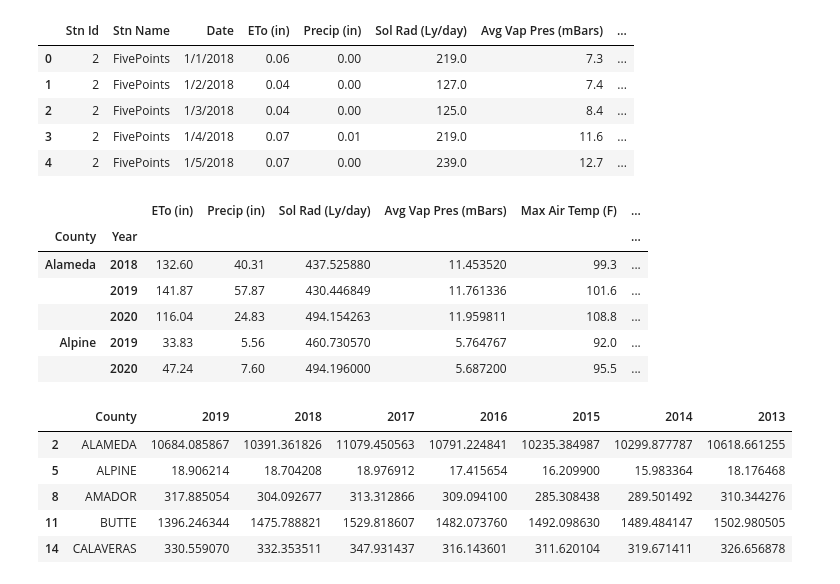
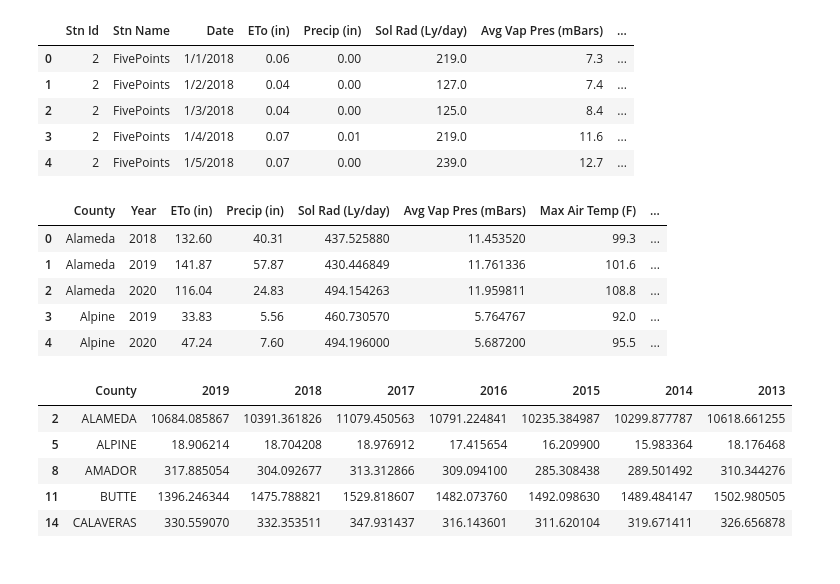
Before and after one commit to erinrkahn/final_project, a Jupyter notebook: Data Preprocessing.ipynb, the cells around one changed output. Saved outputs shown, nothing was run; the diff lists cells and outputs as text; code cells hidden in the pictures.

```diff
--- a/Data Preprocessing.ipynb
+++ b/Data Preprocessing.ipynb
@@ -164,30 +164,29 @@ env_df.head()
 # %%
 env_df = env_df.groupby([ "County","Year"]).agg({
     "ETo (in)":"sum",
     "Precip (in)":"sum",
     "Sol Rad (Ly/day)" : "mean",
     "Avg Vap Pres (mBars)": "mean",
     "Max Air Temp (F)":"max",
     "Min Air Temp (F)":"min",
     "Avg Air Temp (F)":"mean",
     "Max Rel Hum (%)":"max",
     "Min Rel Hum (%)":"min",
     "Avg Rel Hum (%)":"mean",
     "Dew Point (F)":"mean",
     "Avg Wind Speed (mph)":"mean",
     "Wind Run (miles)":"sum",
     "Avg Soil Temp (F)":"mean"
 
-})
+}).reset_index()
 env_df.head()
 # %% [output]
-|  |  | ETo (in) | Precip (in) | Sol Rad (Ly/day) | Avg Vap Pres (mBars) | Max Air Temp (F) | ... |
-| County | Year |  |  |  |  |  | ... |
-| Alameda | 2018 | 132.60 | 40.31 | 437.525880 | 11.453520 | 99.3 | ... |
-|  | 2019 | 141.87 | 57.87 | 430.446849 | 11.761336 | 101.6 | ... |
-|  | 2020 | 116.04 | 24.83 | 494.154263 | 11.959811 | 108.8 | ... |
-| Alpine | 2019 | 33.83 | 5.56 | 460.730570 | 5.764767 | 92.0 | ... |
-|  | 2020 | 47.24 | 7.60 | 494.196000 | 5.687200 | 95.5 | ... |
+|  | County | Year | ETo (in) | Precip (in) | Sol Rad (Ly/day) | Avg Vap Pres (mBars) | Max Air Temp (F) | ... |
+| 0 | Alameda | 2018 | 132.60 | 40.31 | 437.525880 | 11.453520 | 99.3 | ... |
+| 1 | Alameda | 2019 | 141.87 | 57.87 | 430.446849 | 11.761336 | 101.6 | ... |
+| 2 | Alameda | 2020 | 116.04 | 24.83 | 494.154263 | 11.959811 | 108.8 | ... |
+| 3 | Alpine | 2019 | 33.83 | 5.56 | 460.730570 | 5.764767 | 92.0 | ... |
+| 4 | Alpine | 2020 | 47.24 | 7.60 | 494.196000 | 5.687200 | 95.5 | ... |
 # %%
 # ****** DATASET 3 : THE ELECTRICITY USAGE DATA *******
 
```
Also changed, not shown: parts of 4 cells of this notebook.
